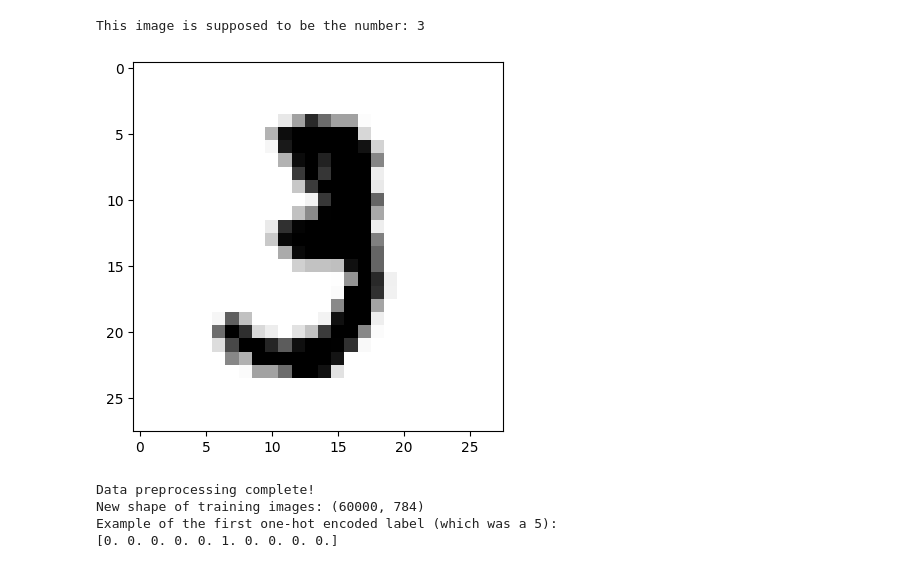
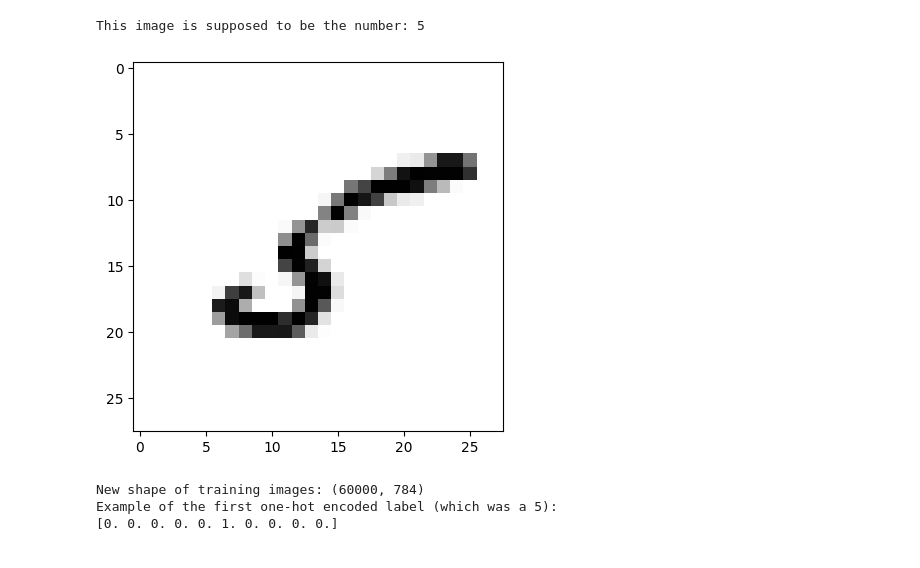
Before and after one commit to karthik-k11/Deep-Learning, a Jupyter notebook: mnist-digit-recognizer.ipynb, the cells around one changed output. Saved outputs shown, nothing was run; the diff lists cells and outputs as text; code cells hidden in the pictures.

```diff
--- a/mnist-digit-recognizer.ipynb
+++ b/mnist-digit-recognizer.ipynb
@@ -33,39 +18,29 @@ Dataset loaded successfully!
 Number of training images: 60000
 Number of testing images: 10000
 # %%
-# Let's see what the first training image looks like
-image_index = 10
+image_index = 11
 
-# Print the label for the first image
 print(f"This image is supposed to be the number: {y_train[image_index]}")
 
 # Display the image
 plt.imshow(x_train[image_index], cmap='Greys')
 plt.show()
 # %% [output]
-This image is supposed to be the number: 3
+This image is supposed to be the number: 5
-[figure, old version]
+[figure, new version]
 # %%
-# Our model expects a 1D vector of inputs, so we flatten the 28x28 images
-# into a single 784-pixel line (28 * 28 = 784).
 x_train = x_train.reshape(60000, 784)
 x_test = x_test.reshape(10000, 784)
 
-# We normalize the pixel values from a range of 0-255 to a range of 0-1.
-# This helps the model learn more efficiently.
 x_train = x_train.astype('float32') / 255
 x_test = x_test.astype('float32') / 255
 
-# We also need to convert our labels (0, 1, 2, etc.) into a "one-hot" format.
-# For example, the number 5 becomes an array where the 6th position is 1 and all others are 0.
 y_train = to_categorical(y_train, 10)
 y_test = to_categorical(y_test, 10)
 
-print("Data preprocessing complete!")
 print(f"New shape of training images: {x_train.shape}")
 print(f"Example of the first one-hot encoded label (which was a 5): \n{y_train[0]}")
 # %% [output]
-Data preprocessing complete!
 New shape of training images: (60000, 784)
 Example of the first one-hot encoded label (which was a 5):
 [0. 0. 0. 0. 0. 1. 0. 0. 0. 0.]
```
Also changed, not shown: parts of 10 cells of this notebook.
